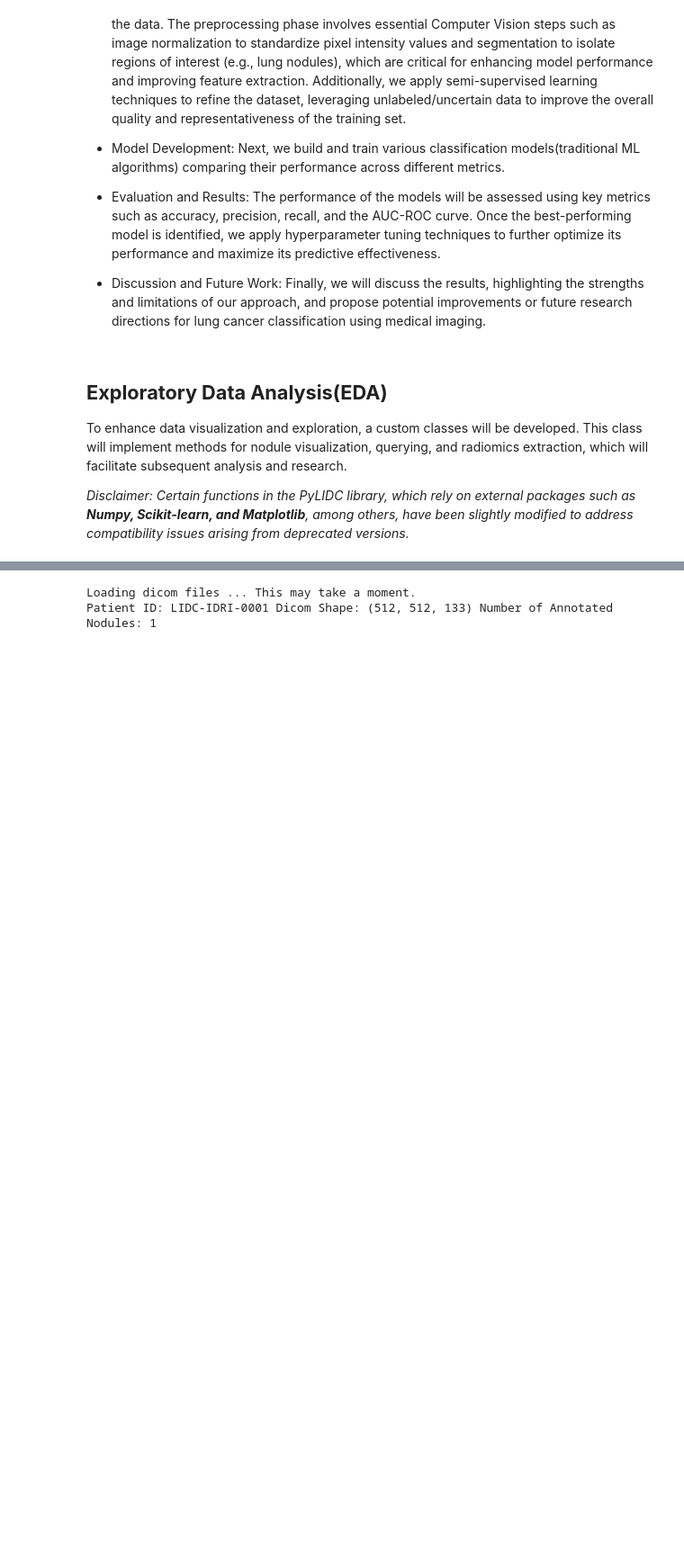
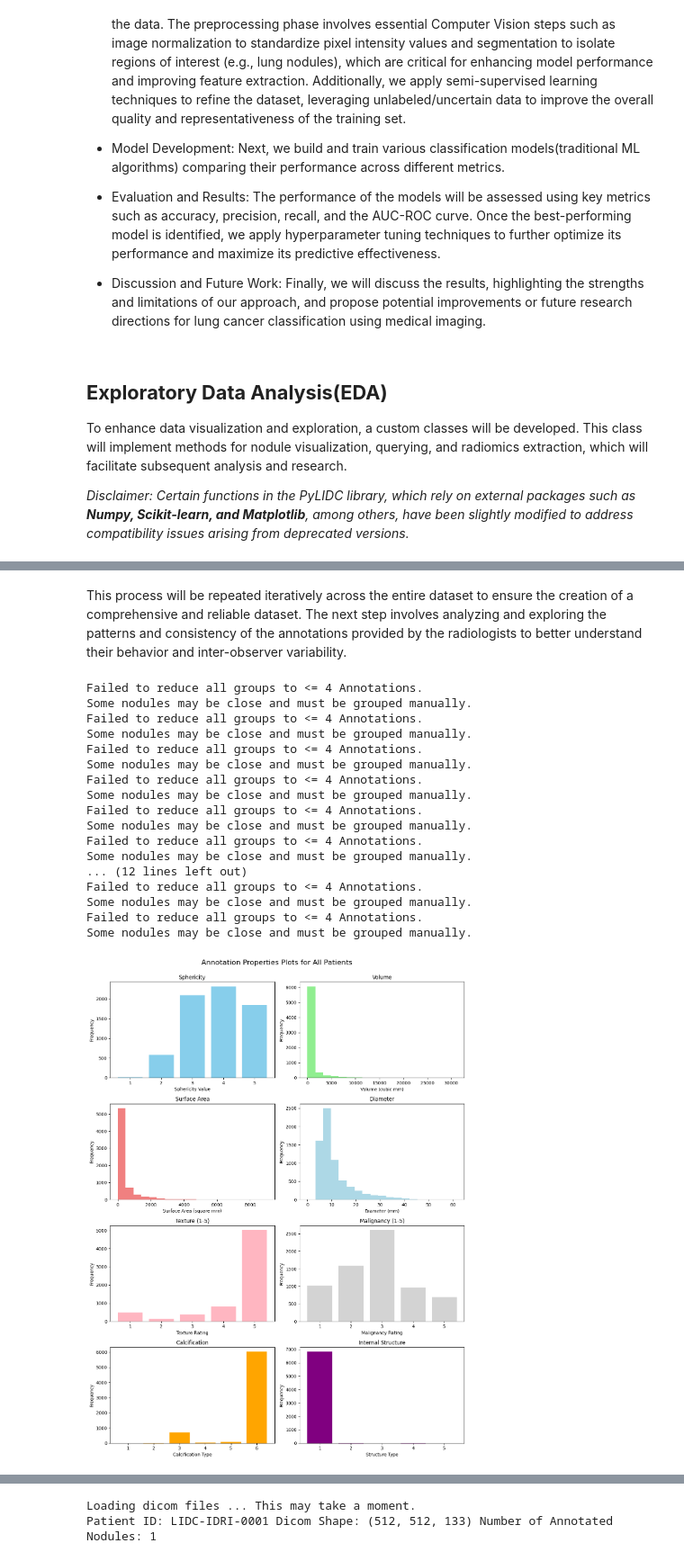
Before and after one commit to nunoantunes10/LIACD, a Jupyter notebook: Project1.ipynb, the cells around one changed output, grey strips where cells are left out. Shown at 90% size. Drawn from its saved outputs; the diff is of its cells as text; code cells hidden in the pictures; blank space fills up the shorter version.

```diff
--- a/Project1.ipynb
+++ b/Project1.ipynb
@@ -309,0 +95,25 @@ intento de sacar mascara
+# %% [markdown]
+This process will be repeated iteratively across the entire dataset to ensure the creation of a comprehensive and reliable dataset. The next step involves analyzing and exploring the patterns and consistency of the annotations provided by the radiologists to better understand their behavior and inter-observer variability.
+# %%
+from data_viz import plot_all_patients_annotations
+
+plot_all_patients_annotations()
+# %% [output]
+Failed to reduce all groups to <= 4 Annotations.
+Some nodules may be close and must be grouped manually.
+Failed to reduce all groups to <= 4 Annotations.
+Some nodules may be close and must be grouped manually.
+Failed to reduce all groups to <= 4 Annotations.
+Some nodules may be close and must be grouped manually.
+Failed to reduce all groups to <= 4 Annotations.
+Some nodules may be close and must be grouped manually.
+Failed to reduce all groups to <= 4 Annotations.
+Some nodules may be close and must be grouped manually.
+Failed to reduce all groups to <= 4 Annotations.
+Some nodules may be close and must be grouped manually.
+... (12 lines left out)
+Failed to reduce all groups to <= 4 Annotations.
+Some nodules may be close and must be grouped manually.
+Failed to reduce all groups to <= 4 Annotations.
+Some nodules may be close and must be grouped manually.
+[figure, added]
```
Also changed, not shown: parts of 34 cells of this notebook, 11 other files.
